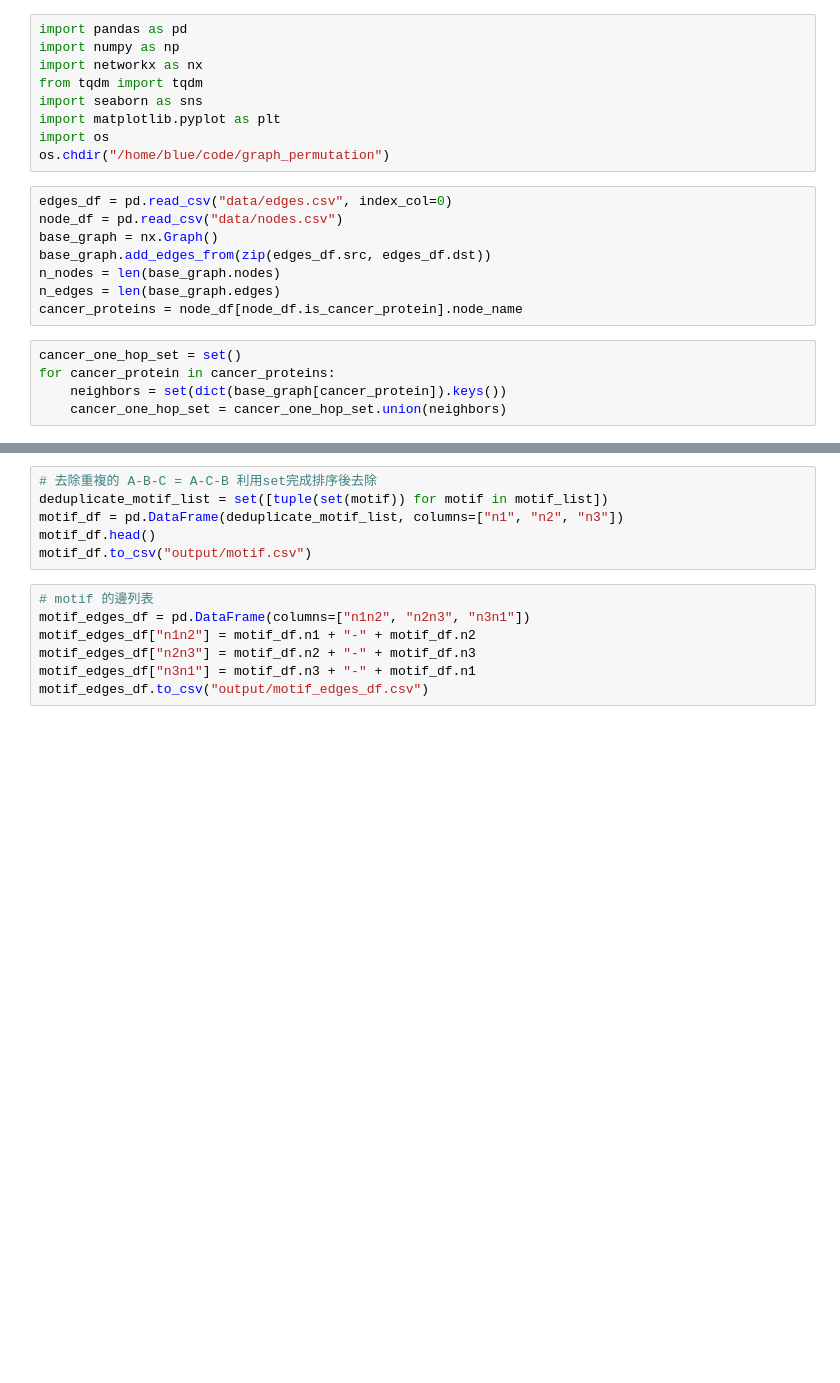
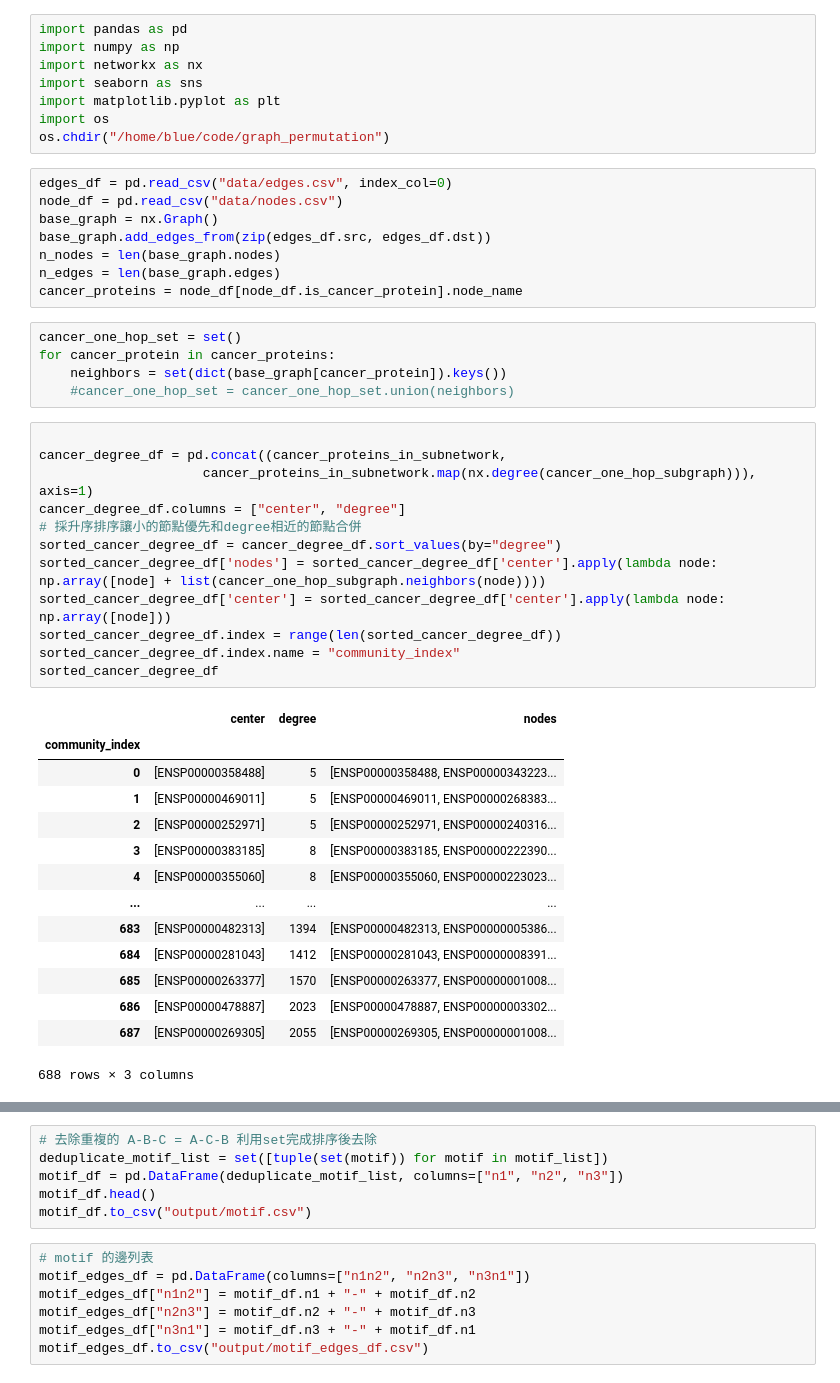
Before and after one commit to xu62u4u6/graph_permutation, a Jupyter notebook: notebooks/community.ipynb, the cells around one changed output, grey strips where cells are left out. Cells and saved outputs as stored; diff of their text form; blank space fills up the shorter version.

```diff
--- a/notebooks/community.ipynb
+++ b/notebooks/community.ipynb
@@ -2,7 +2,6 @@
 import pandas as pd
 import numpy as np
 import networkx as nx
-from tqdm import tqdm
 import seaborn as sns
 import matplotlib.pyplot as plt
 import os
@@ -19,4 +18,31 @@ cancer_proteins = node_df[node_df.is_cancer_protein].node_name
 cancer_one_hop_set = set()
 for cancer_protein in cancer_proteins:
     neighbors = set(dict(base_graph[cancer_protein]).keys())
-    cancer_one_hop_set = cancer_one_hop_set.union(neighbors)
+    #cancer_one_hop_set = cancer_one_hop_set.union(neighbors)
+# %%
+
+cancer_degree_df = pd.concat((cancer_proteins_in_subnetwork,
+                     cancer_proteins_in_subnetwork.map(nx.degree(cancer_one_hop_subgraph))), axis=1)
+cancer_degree_df.columns = ["center", "degree"]
+# 採升序排序讓小的節點優先和degree相近的節點合併
+sorted_cancer_degree_df = cancer_degree_df.sort_values(by="degree")
+sorted_cancer_degree_df['nodes'] = sorted_cancer_degree_df['center'].apply(lambda node: np.array([node] + list(cancer_one_hop_subgraph.neighbors(node))))
+sorted_cancer_degree_df['center'] = sorted_cancer_degree_df['center'].apply(lambda node: np.array([node]))
+sorted_cancer_degree_df.index = range(len(sorted_cancer_degree_df))
+sorted_cancer_degree_df.index.name = "community_index"
+sorted_cancer_degree_df
+# %% [output]
+|  | center | degree | nodes |
+| community_index |  |  |  |
+| 0 | [ENSP00000358488] | 5 | [ENSP00000358488, ENSP00000343223... |
+| 1 | [ENSP00000469011] | 5 | [ENSP00000469011, ENSP00000268383... |
+| 2 | [ENSP00000252971] | 5 | [ENSP00000252971, ENSP00000240316... |
+| 3 | [ENSP00000383185] | 8 | [ENSP00000383185, ENSP00000222390... |
+| 4 | [ENSP00000355060] | 8 | [ENSP00000355060, ENSP00000223023... |
+| ... | ... | ... | ... |
+| 683 | [ENSP00000482313] | 1394 | [ENSP00000482313, ENSP00000005386... |
+| 684 | [ENSP00000281043] | 1412 | [ENSP00000281043, ENSP00000008391... |
+| 685 | [ENSP00000263377] | 1570 | [ENSP00000263377, ENSP00000001008... |
+| 686 | [ENSP00000478887] | 2023 | [ENSP00000478887, ENSP00000003302... |
+| 687 | [ENSP00000269305] | 2055 | [ENSP00000269305, ENSP00000001008... |
+688 rows × 3 columns
```
Also changed, not shown: parts of 14 cells of this notebook.
